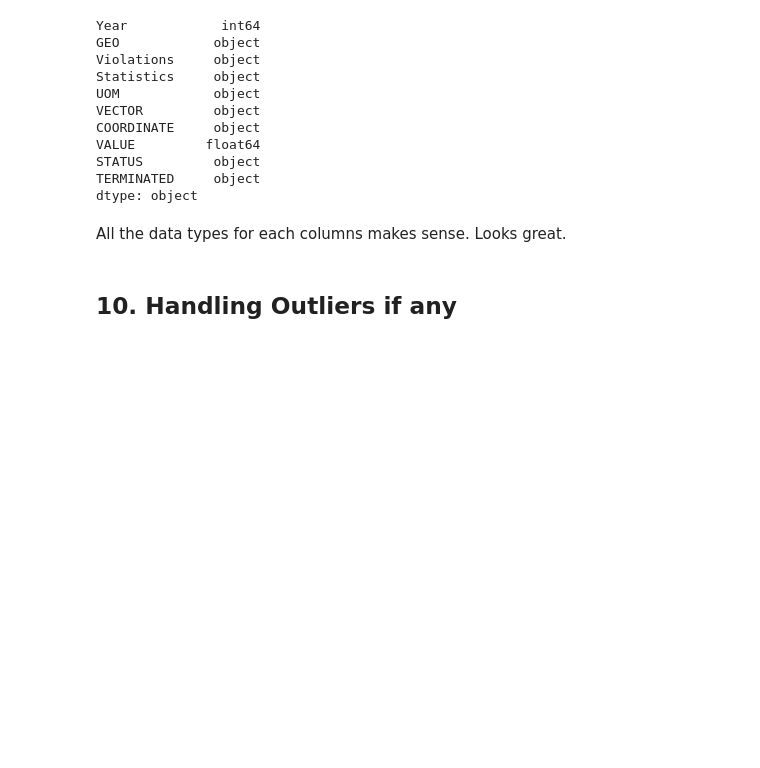
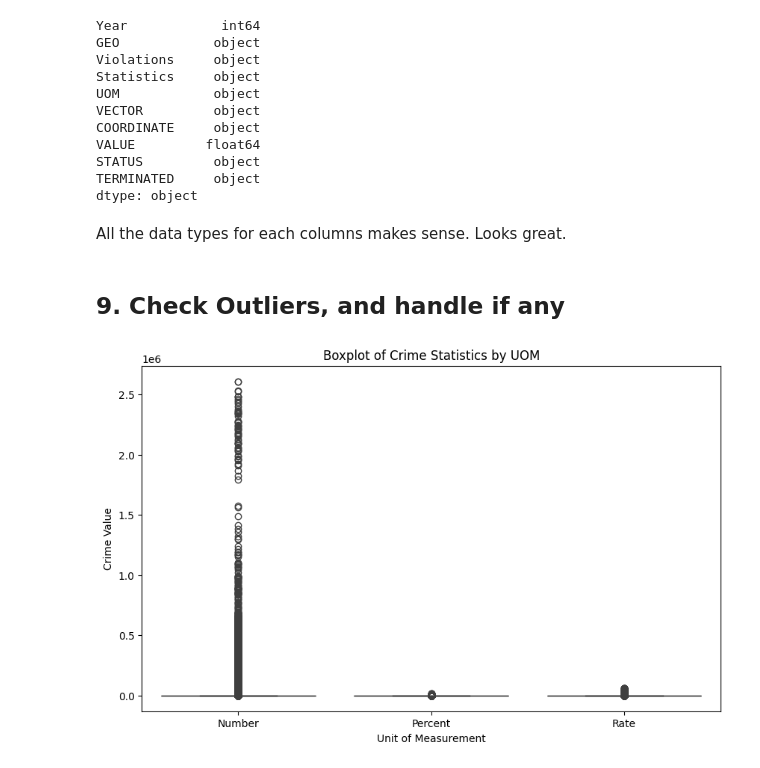
Before and after one commit to swekriti12/Crime-Statistics, a Jupyter notebook: Crime Statistics.ipynb, the cells around one changed output. Saved outputs shown, nothing was run; the diff lists cells and outputs as text; code cells hidden in the pictures; blank space fills up the shorter version.

```diff
--- a/Crime Statistics.ipynb
+++ b/Crime Statistics.ipynb
@@ -494,0 +769,7 @@ The best approach to filling missing values for 'Unfounded incidents' and 'Perce
+# %%
+#Filtering the rows with missing values in the 'VALUE' column before 2015
+Crime_Statistics_Filtered = Crime_Statistics[(Crime_Statistics['Year'] < 2016) &
+                                            (Crime_Statistics['VALUE'].isna())]
+
+#Dropping rows for missing data for years up to 2015
+Crime_Statistics = Crime_Statistics.drop(Crime_Statistics_Filtered.index)
@@ -495 +778,27 @@ The best approach to filling missing values for 'Unfounded incidents' and 'Perce
+# %%
+#Step 1: Resetting the index to avoid ambiguity with 'GEO' column
+Crime_Statistics = Crime_Statistics.reset_index(drop=True)
+
+#Step 2: Calculating global medians for 'Rate', 'Percent', and 'Number' to be used in imputation
+GlobalMedianRate = Crime_Statistics[Crime_Statistics['UOM'] == 'Rate']['VALUE'].median()
+GlobalMedianPercent = Crime_Statistics[Crime_Statistics['UOM'] == 'Percent']['VALUE'].median()
+GlobalMedianNumber = Crime_Statistics[Crime_Statistics['UOM'] == 'Number']['VALUE'].median()
+
+#Step 3: Defining a function to impute missing values with group-based median or global median
+def impute_missing_values(group, uom_type):
+    if uom_type == 'Rate':
+        median_value = GlobalMedianRate
+    elif uom_type == 'Percent':
+        median_value = GlobalMedianPercent
+    elif uom_type == 'Number':
+        median_value = GlobalMedianNumber
+    else:
+        return group
+
+    #Filling missing values within the group using the calculated median
+    group['VALUE'] = group['VALUE'].fillna(median_value)
+    return group
+
+# Step 4: Applying the imputation function to the dataset for each group
+Crime_Statistics['VALUE'] = Crime_Statistics.groupby(['GEO', 'Year', 'UOM'])['VALUE'].transform(lambda x: x.fillna(x.median()))
 # %%
@@ -553,4 +845,14 @@ dtype: object
 # %% [markdown]
 All the data types for each columns makes sense. Looks great.
 # %% [markdown]
-## 10. Handling Outliers if any
+## 9. Check Outliers, and handle if any
+# %%
+# Box plot to detect outliers in the 'VALUE' column
+plt.figure(figsize=(10, 6))
+sns.boxplot(x='UOM', y='VALUE', data=Crime_Statistics)
+plt.title('Boxplot of Crime Statistics by UOM')
+plt.xlabel('Unit of Measurement')
+plt.ylabel('Crime Value')
+plt.show()
+# %% [output]
+[figure, added]
```
Also changed, not shown: parts of 47 cells of this notebook, 2 other files.
